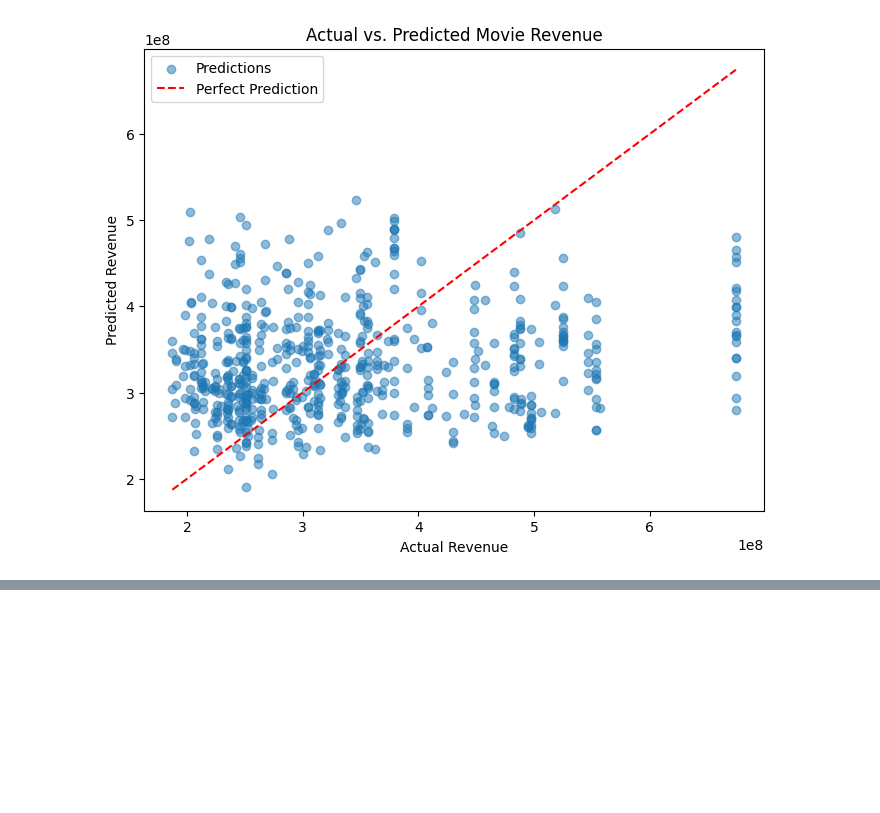
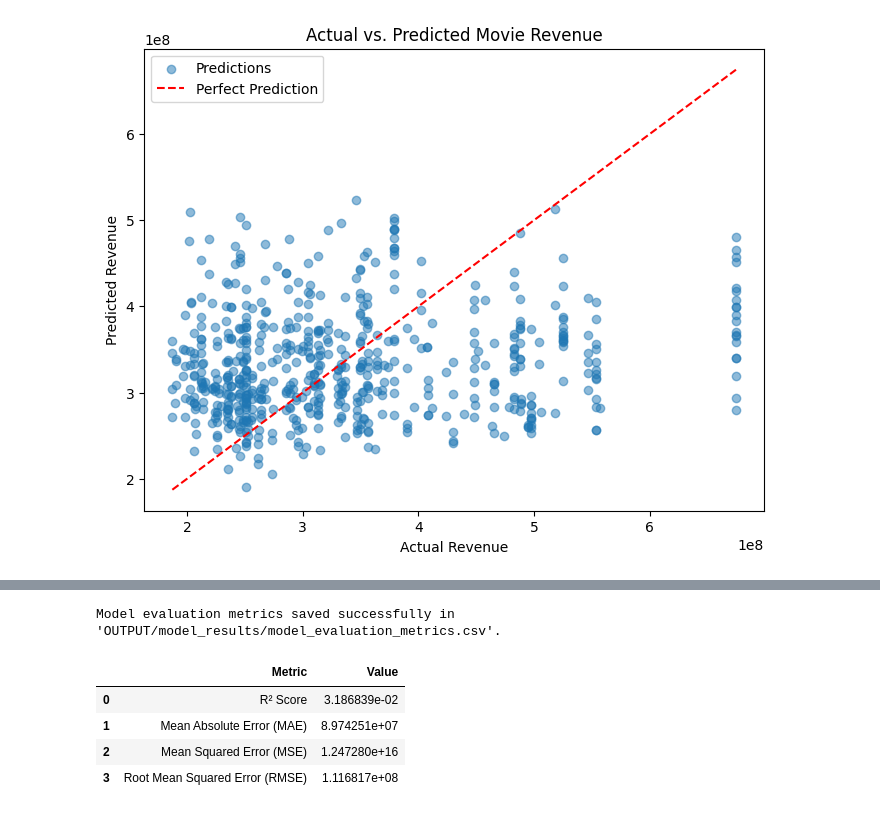
Before and after one commit to Seminahn01/DS4002-Project1, a Jupyter notebook: Sentimentanalysis.ipynb, the cells around one changed output, grey strips where cells are left out. Saved outputs shown, nothing was run; the diff lists cells and outputs as text; code cells hidden in the pictures; blank space fills up the shorter version.

```diff
--- a/Sentimentanalysis.ipynb
+++ b/Sentimentanalysis.ipynb
@@ -50,6 +51,3 @@ print(df.head())
 2          1996
 3          1996
 4          1996
-# %%
-# Perform sentiment analysis
-df["sentiment_score"] = df["review_text"].apply(lambda x: sia.polarity_scores(str(x))["compound"])
@@ -212,0 +242,24 @@ Root Mean Squared Error (RMSE): 111681668.53
+# %%
+# Ensure the OUTPUT and model_results directories exist
+os.makedirs("OUTPUT/model_results", exist_ok=True)
+
+# Create a DataFrame for metrics
+metrics_df = pd.DataFrame({
+    "Metric": ["R² Score", "Mean Absolute Error (MAE)", "Mean Squared Error (MSE)", "Root Mean Squared Error (RMSE)"],
+    "Value": [r2, mae, mse, rmse]
+})
+
+# Save metrics to CSV
+metrics_df.to_csv("OUTPUT/model_results/model_evaluation_metrics.csv", index=False)
+
+print("Model evaluation metrics saved successfully in 'OUTPUT/model_results/model_evaluation_metrics.csv'.")
+
+df = pd.read_csv("OUTPUT/model_results/model_evaluation_metrics.csv")
+df.head()
+# %% [output]
+Model evaluation metrics saved successfully in 'OUTPUT/model_results/model_evaluation_metrics.csv'.
+|  | Metric | Value |
+| 0 | R² Score | 3.186839e-02 |
+| 1 | Mean Absolute Error (MAE) | 8.974251e+07 |
+| 2 | Mean Squared Error (MSE) | 1.247280e+16 |
+| 3 | Root Mean Squared Error (RMSE) | 1.116817e+08 |
```
Also changed, not shown: parts of 7 cells of this notebook.
